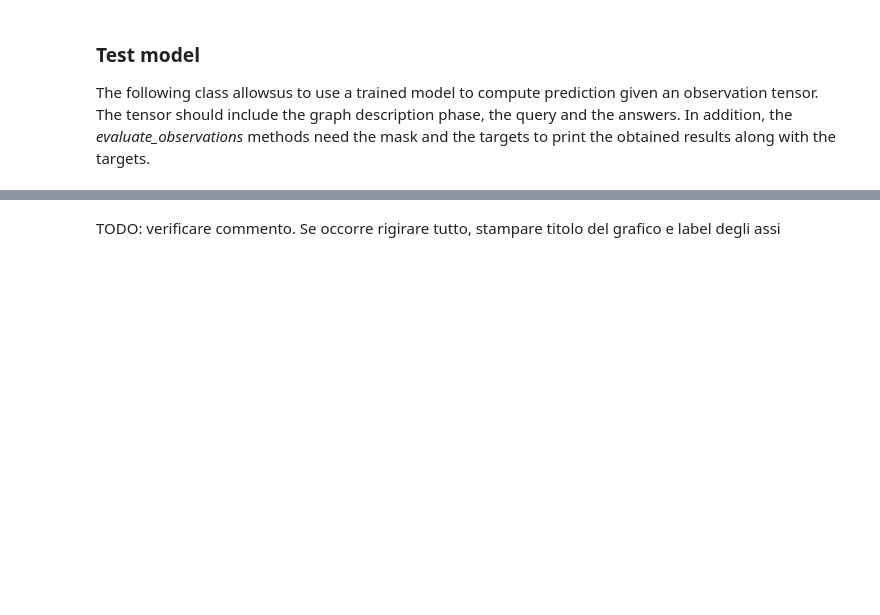
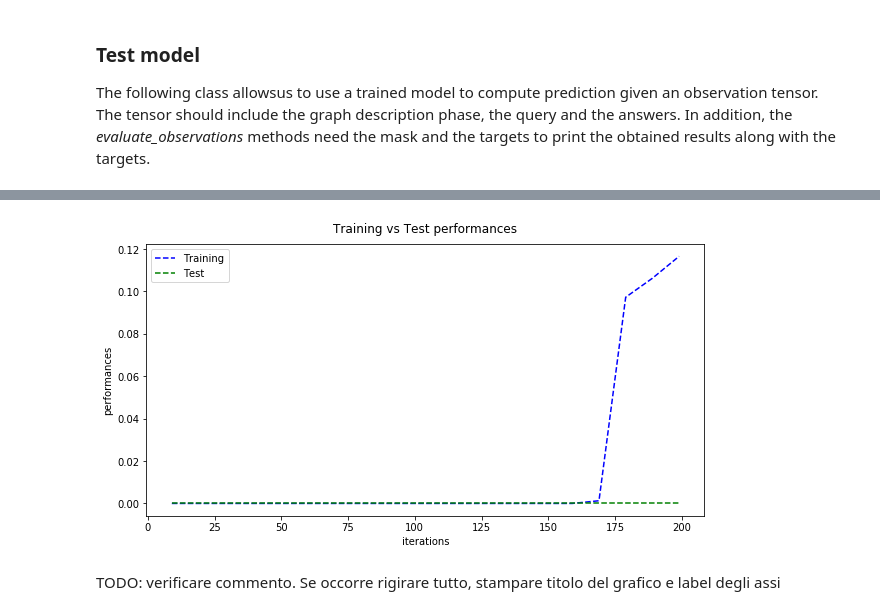
Before and after one commit to MrAngius/DNC-SemesterProject, a Jupyter notebook: Semester Project.ipynb, the cells around one changed output, grey strips where cells are left out. Cells and saved outputs as stored; diff of their text form; code cells hidden in the pictures; blank space fills up the shorter version.

```diff
--- a/Semester Project.ipynb
+++ b/Semester Project.ipynb
@@ -1878,2 +1967,6 @@ plt.show()
+# %%
+plot_performances_validation(iterations, performances, validation)
+# %% [output]
+[figure, added]
 # %% [markdown]
 TODO: verificare commento. Se occorre rigirare tutto, stampare titolo del grafico e label degli assi
```
Also changed, not shown: parts of 50 cells of this notebook, 7 other files.
